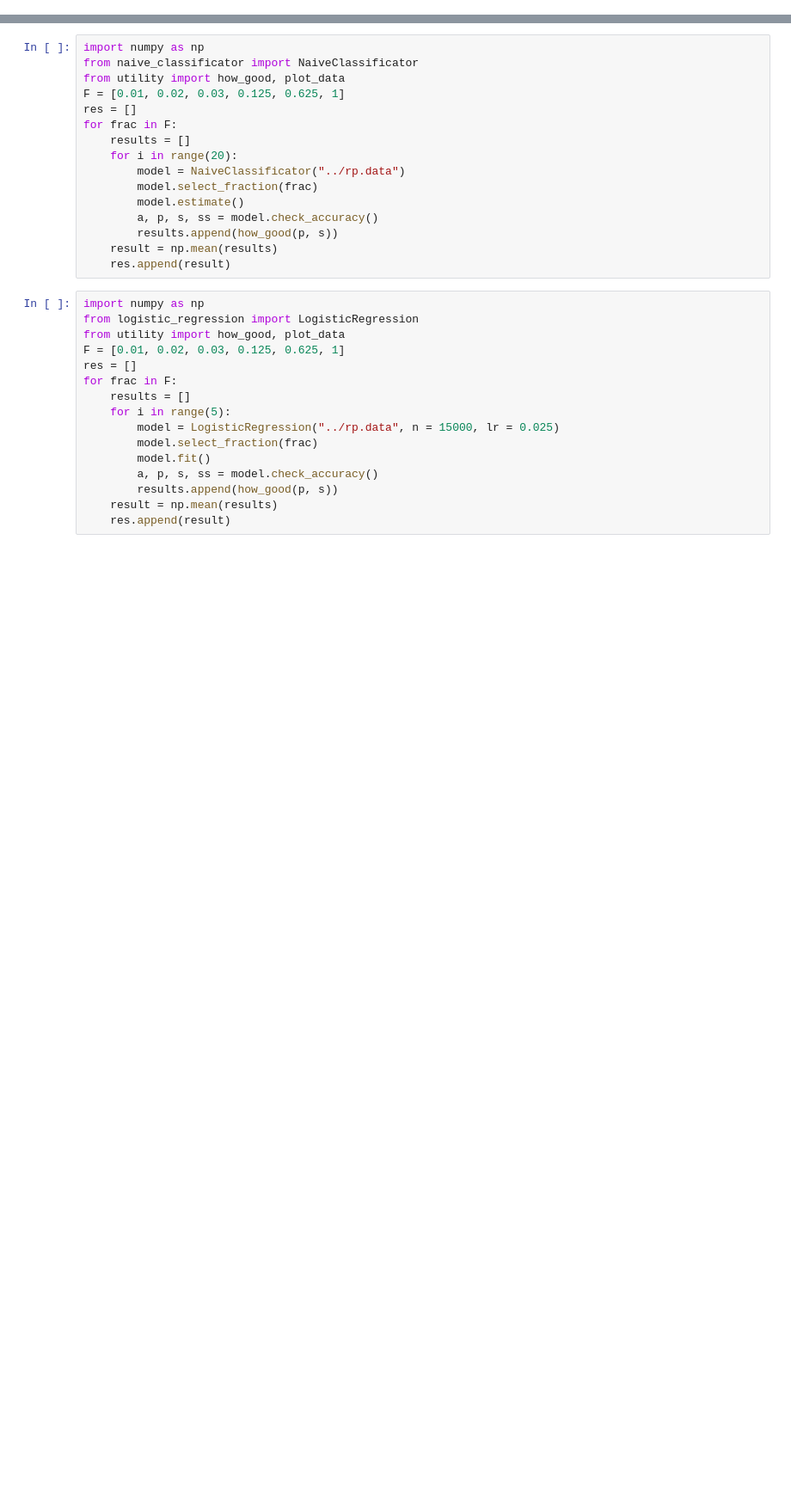
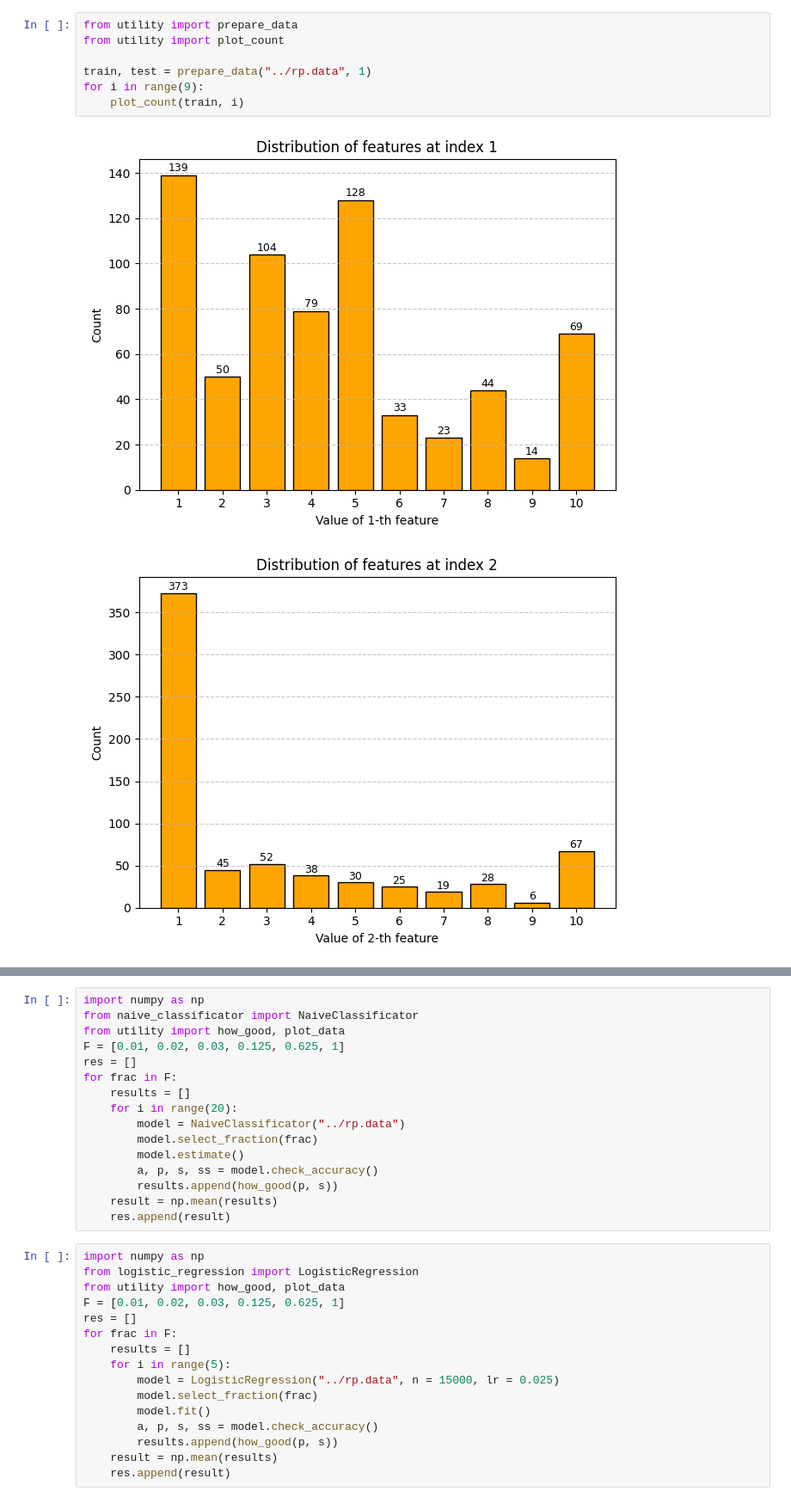
Before and after one commit to xAsylum/classification, a Jupyter notebook: code/classification.ipynb, the cells around one changed output, grey strips where cells are left out. Shown: that part at 86% size. Drawn from its saved outputs; the diff is of its cells as text; blank space fills up the shorter version.

```diff
--- a/code/classification.ipynb
+++ b/code/classification.ipynb
@@ -0,0 +1,10 @@
+# %%
+from utility import prepare_data
+from utility import plot_count
+
+train, test = prepare_data("../rp.data", 1)
+for i in range(9):
+    plot_count(train, i)
+# %% [output]
+[figure, added]
+[figure, added]
```
Also changed, not shown: parts of 7 cells of this notebook, 18 other files.
